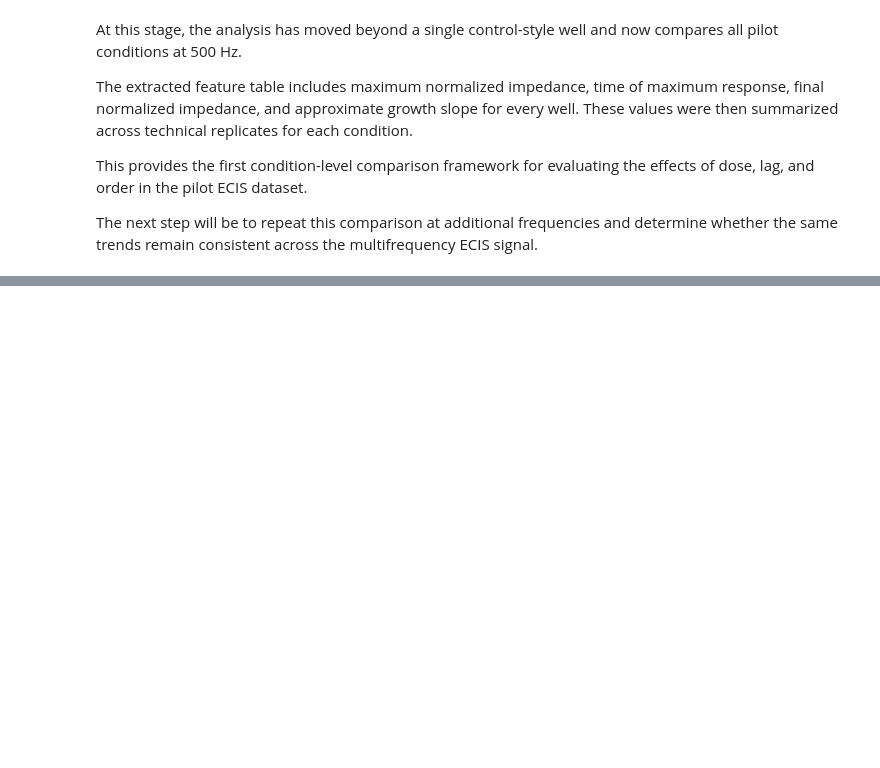
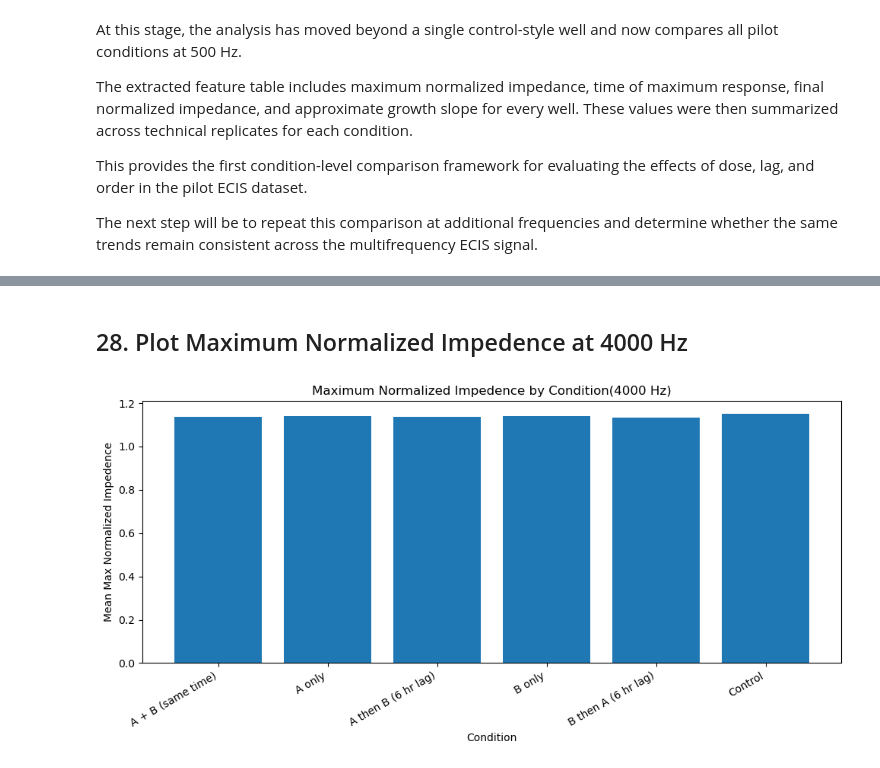
Before and after one commit to DanyaLeyva/ECIS-drug-timing-analysis, a Jupyter notebook: notebooks/ECIS_analysis.ipynb, the cells around one changed output, grey strips where cells are left out. Saved outputs shown, nothing was run; the diff lists cells and outputs as text; code cells hidden in the pictures; blank space fills up the shorter version.

```diff
--- a/notebooks/ECIS_analysis.ipynb
+++ b/notebooks/ECIS_analysis.ipynb
@@ -498,0 +592,13 @@ The next step will be to repeat this comparison at additional frequencies and de
+# %% [markdown]
+## 28. Plot Maximum Normalized Impedence at 4000 Hz
+# %%
+plt.figure(figsize = (10, 5))
+plt.bar(summary_4000["Condition"], summary_4000["Mean_Max_Impedance"])
+plt.xlabel("Condition")
+plt.ylabel("Mean Max Normalized Impedence")
+plt.title("Maximum Normalized Impedence by Condition(4000 Hz)")
+plt.xticks(rotation = 30, ha = "right")
+plt.tight_layout()
+plt.show()
+# %% [output]
+[figure, added]
```
Also changed, not shown: parts of 40 cells of this notebook.
